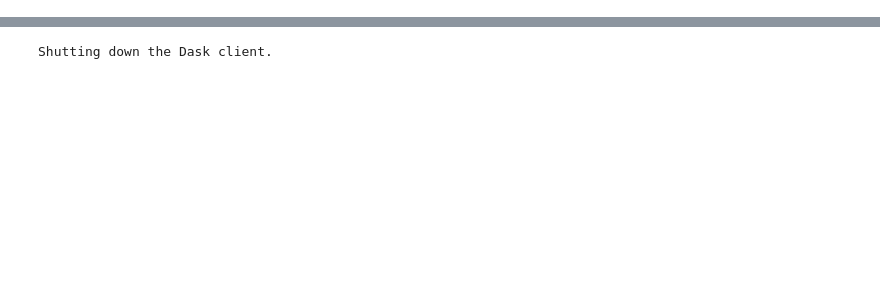
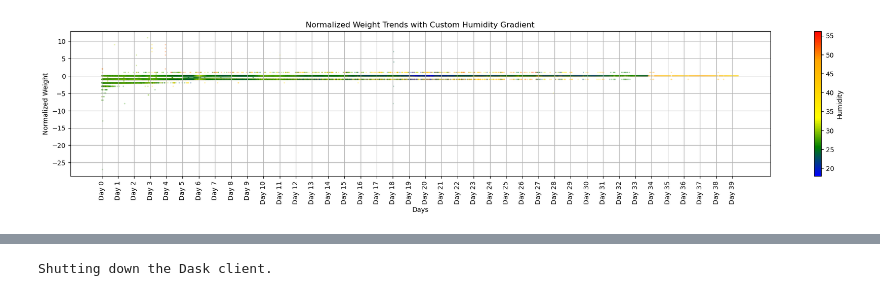
Before and after one commit to Nordtus/BiltongerML, a Jupyter notebook: Biltonger_data_analysis.ipynb, the cells around one changed output, grey strips where cells are left out. Drawn from its saved outputs; the diff is of its cells as text; code cells hidden in the pictures; blank space fills up the shorter version.

Commit message:
Added further trends

```diff
--- a/Biltonger_data_analysis.ipynb
+++ b/Biltonger_data_analysis.ipynb
@@ -290,7 +308,7 @@ log_event_stopped_fil_df = log_event_stopped_df[(log_event_stopped_df['Date'] >=
 #------------Filter date ranges
 
 # Plot data between each pair of log events
-for i in range(len(log_event_start_fil_df) - 1):
+for i in range(len(log_event_start_fil_df)):
     start_date = log_event_start_fil_df.iloc[i]['Date']
     end_date = log_event_stopped_fil_df.iloc[i]['Date']
 
@@ -486,0 +751,41 @@ End: 2023-02-06 09:00:00
+# %%
+# Create a ScalarMappable for the colorbar
+sm = plt.cm.ScalarMappable(cmap=custom_cmap, norm=norm)
+sm.set_array([])  # Only needed for ScalarMappable to work with colorbar
+
+fig, ax = plt.subplots(figsize=(24, 4))  # Create the main plot
+
+# Iterate through each DataFrame and plot
+for df in dfs:
+    # Identify the Weight column (find column that starts with 'Weight_')
+    # Normalize Humidity
+    df['Humidity'] = df['Humidity'].clip(lower=min_humidity, upper=max_humidity)  # Clip values to the range
+
+    # Map humidity to color
+    colors = custom_cmap(norm(df['Humidity']))
+
+    # Scatter plot with gradient colors
+    plt.scatter(df.index, df['Weight_Difference'], c=colors, s=2, alpha=0.2, label="Weight_Difference")
+
+# Add colorbar
+cbar = plt.colorbar(sm, ax=ax, orientation='vertical')
+cbar.set_label('Humidity')
+
+# Set x-axis ticks
+tick_locator = MaxNLocator(integer=True, prune='lower', nbins=max_length//48)
+ax.xaxis.set_major_locator(tick_locator)
+ax.set_xticks(np.arange(0, max_length, 48))
+ax.set_xticklabels([f'Day {i//48 + 0}' for i in range(0, max_length, 48)], rotation=90)
+
+ax.grid(True)
+
+plt.xlabel('Days')
+plt.ylabel('Normalized Weight')
+plt.title('Normalized Weight Trends with Custom Humidity Gradient')
+
+# Optionally add a legend
+# plt.legend(title='Weight Column')
+
+plt.show()
+# %% [output]
+[figure, added]
```
Also changed, not shown: parts of 14 cells of this notebook, 14 other files.
